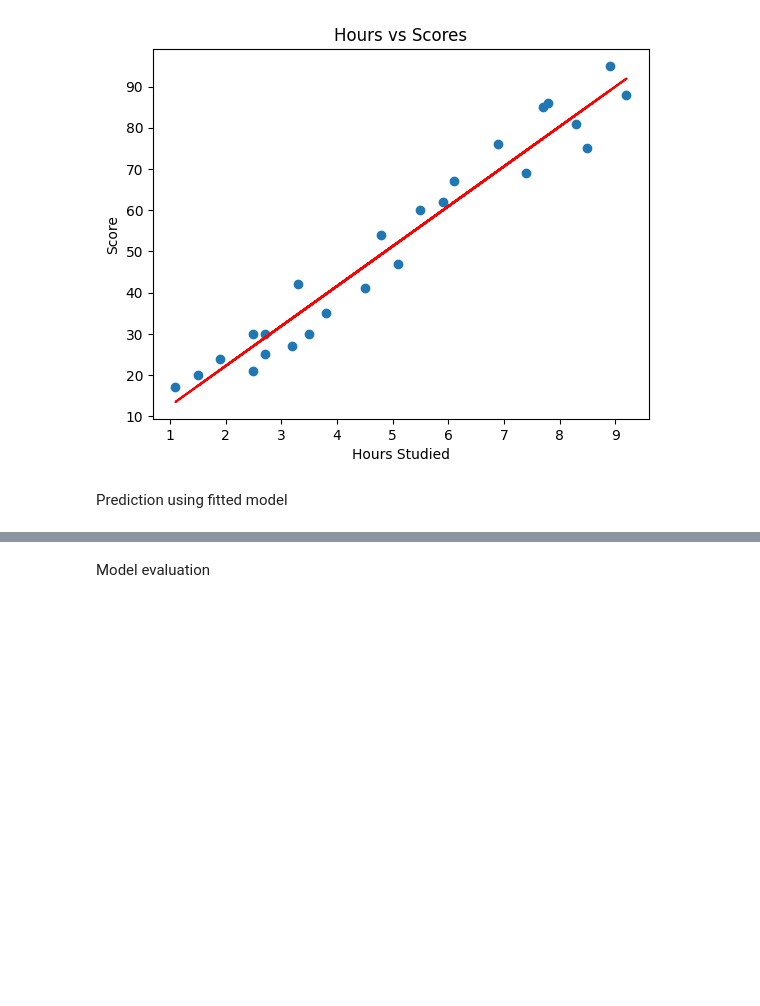
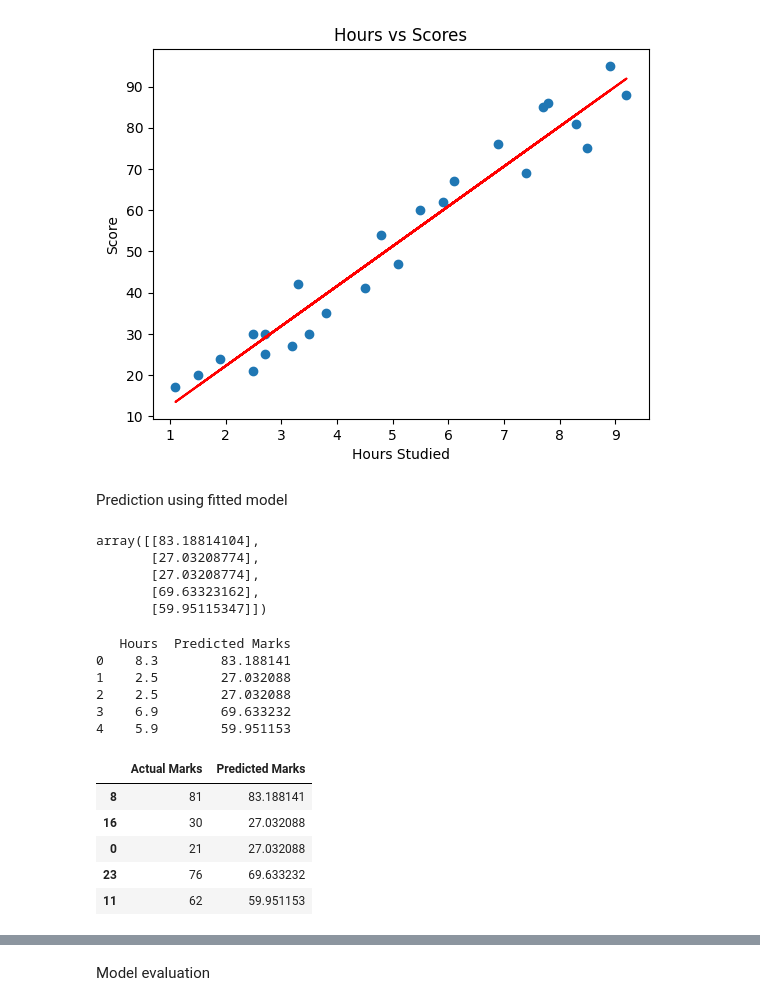
Before and after one commit to diyapratheep/study-hours-prediction, a Jupyter notebook: model.ipynb, the cells around one changed output, grey strips where cells are left out. Drawn from its saved outputs; the diff is of its cells as text; code cells hidden in the pictures; blank space fills up the shorter version.

```diff
--- a/model.ipynb
+++ b/model.ipynb
@@ -129,3 +132,37 @@ plt.show()
 [figure]
 # %% [markdown]
 Prediction using fitted model
+# %%
+y_pred = model.predict(X_test)
+y_pred
+# %% [output]
+array([[83.18814104],
+       [27.03208774],
+       [27.03208774],
+       [69.63323162],
+       [59.95115347]])
+# %%
+y_pred = model.predict(X_test)
+prediction = pd.DataFrame({
+    'Hours': X_test.values.flatten(),
+    'Predicted Marks': y_pred.flatten()
+})
+
+print(prediction)
+# %% [output]
+   Hours  Predicted Marks
+0    8.3        83.188141
+1    2.5        27.032088
+2    2.5        27.032088
+3    6.9        69.633232
+4    5.9        59.951153
+# %%
+compare = pd.DataFrame({'Actual Marks': y_test.squeeze() , 'Predicted Marks': y_pred.squeeze()})
+compare
+# %% [output]
+|  | Actual Marks | Predicted Marks |
+| 8 | 81 | 83.188141 |
+| 16 | 30 | 27.032088 |
+| 0 | 21 | 27.032088 |
+| 23 | 76 | 69.633232 |
+| 11 | 62 | 59.951153 |
```
Also changed, not shown: parts of 5 cells of this notebook.
